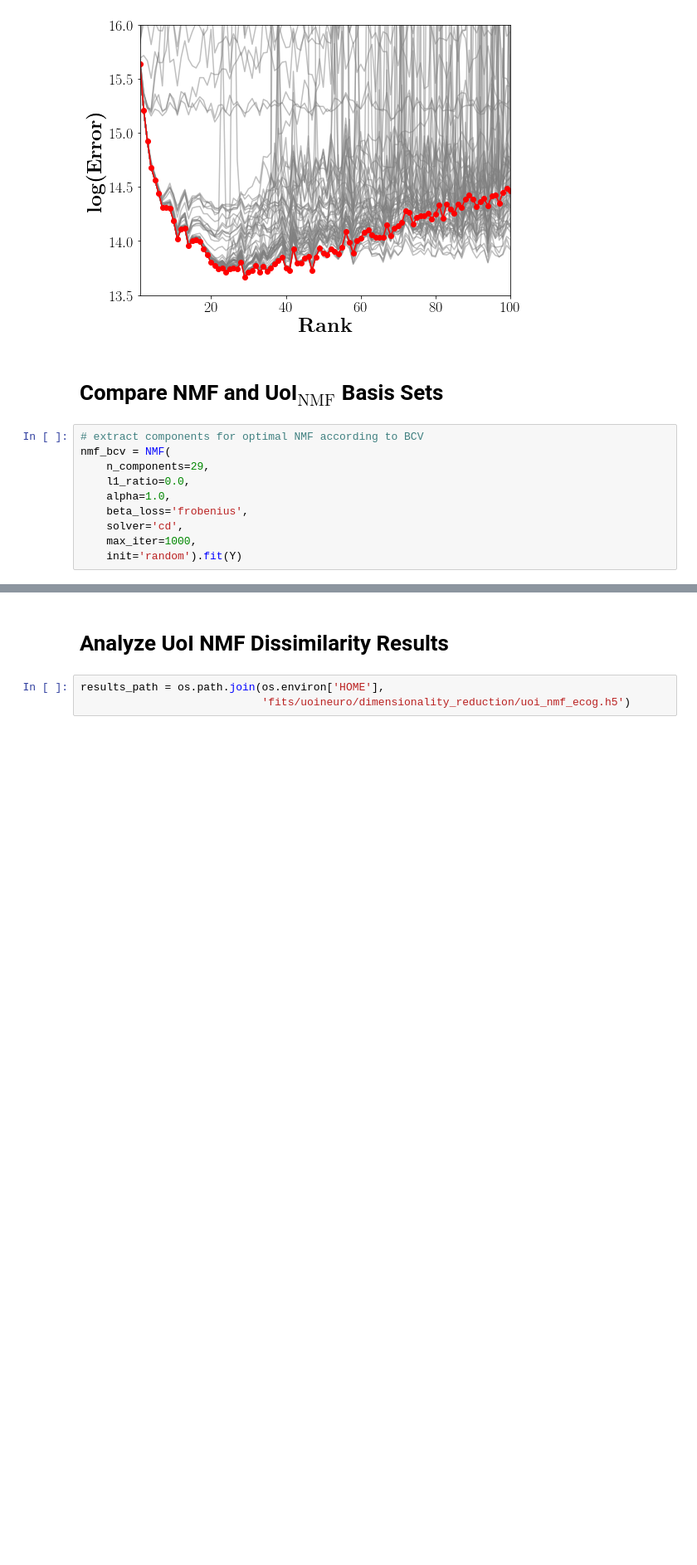
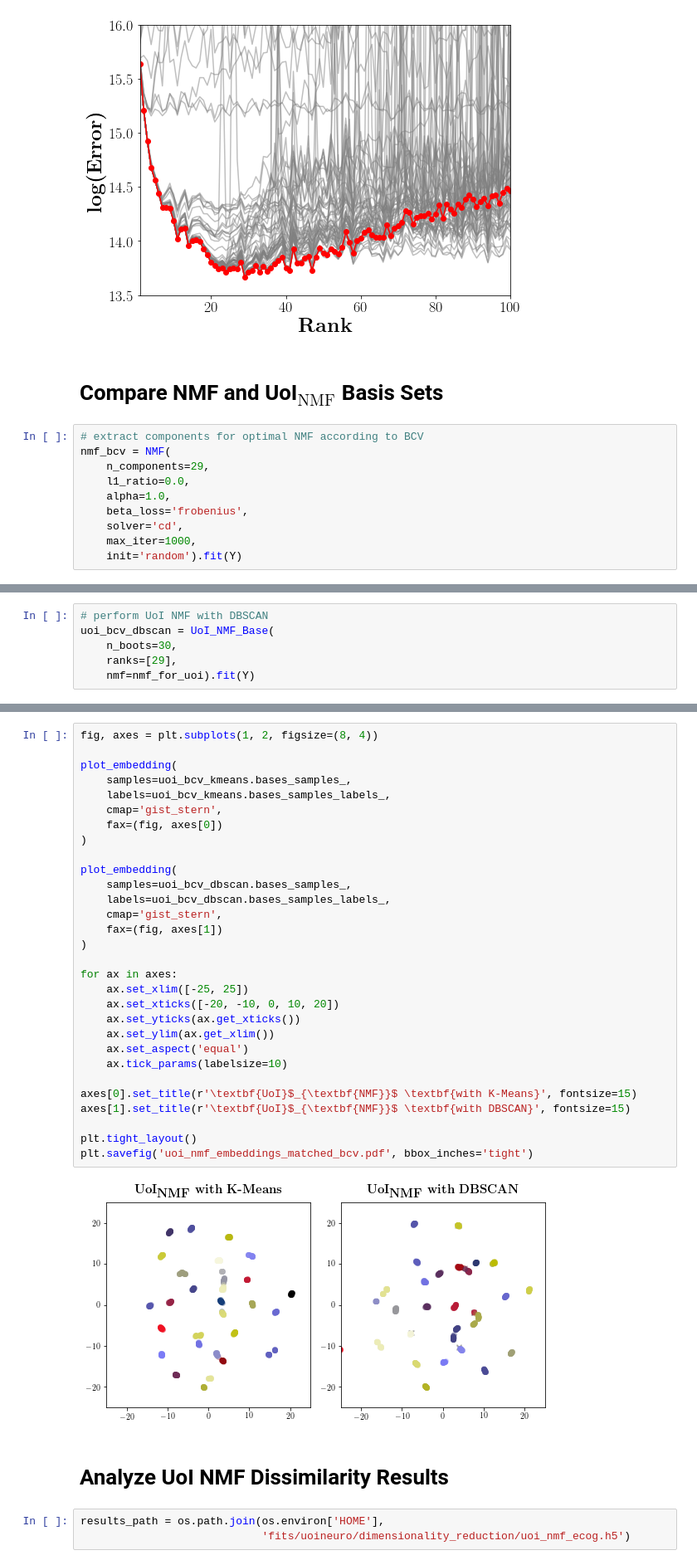
Before and after one commit to BouchardLab/neuroinference, a Jupyter notebook: notebooks/dimensionality_reduction/nmf_analysis.ipynb, the cells around one changed output, grey strips where cells are left out. Shown at 83% size. Cells and saved outputs as stored; diff of their text form; blank space fills up the shorter version.

```diff
--- a/notebooks/dimensionality_reduction/nmf_analysis.ipynb
+++ b/notebooks/dimensionality_reduction/nmf_analysis.ipynb
@@ -121,5 +121,11 @@ uoi_bcv = UoI_NMF_Base(
     ranks=[29],
     nmf=nmf_for_uoi,
     cluster=kmeans).fit(Y)
+# %%
+# perform UoI NMF with DBSCAN
+uoi_bcv_dbscan = UoI_NMF_Base(
+    n_boots=30,
+    ranks=[29],
+    nmf=nmf_for_uoi).fit(Y)
 # %%
 ordering1, ordering2 = match_bases(nmf_bcv.components_,
@@ -191,3 +197,35 @@ plt.show()
+# %%
+fig, axes = plt.subplots(1, 2, figsize=(8, 4))
+
+plot_embedding(
+    samples=uoi_bcv_kmeans.bases_samples_,
+    labels=uoi_bcv_kmeans.bases_samples_labels_,
+    cmap='gist_stern',
+    fax=(fig, axes[0])
+)
+
+plot_embedding(
+    samples=uoi_bcv_dbscan.bases_samples_,
+    labels=uoi_bcv_dbscan.bases_samples_labels_,
+    cmap='gist_stern',
+    fax=(fig, axes[1])
+)
+
+for ax in axes:
+    ax.set_xlim([-25, 25])
+    ax.set_xticks([-20, -10, 0, 10, 20])
+    ax.set_yticks(ax.get_xticks())
+    ax.set_ylim(ax.get_xlim())
+    ax.set_aspect('equal')
+    ax.tick_params(labelsize=10)
+
+axes[0].set_title(r'\textbf{UoI}$_{\textbf{NMF}}$ \textbf{with K-Means}', fontsize=15)
+axes[1].set_title(r'\textbf{UoI}$_{\textbf{NMF}}$ \textbf{with DBSCAN}', fontsize=15)
+
+plt.tight_layout()
+plt.savefig('uoi_nmf_embeddings_matched_bcv.pdf', bbox_inches='tight')
+# %% [output]
+[figure, added]
 # %% [markdown]
 # Analyze UoI NMF Dissimilarity Results
 # %%
```
Also changed, not shown: parts of 14 cells of this notebook, 1 other file.
